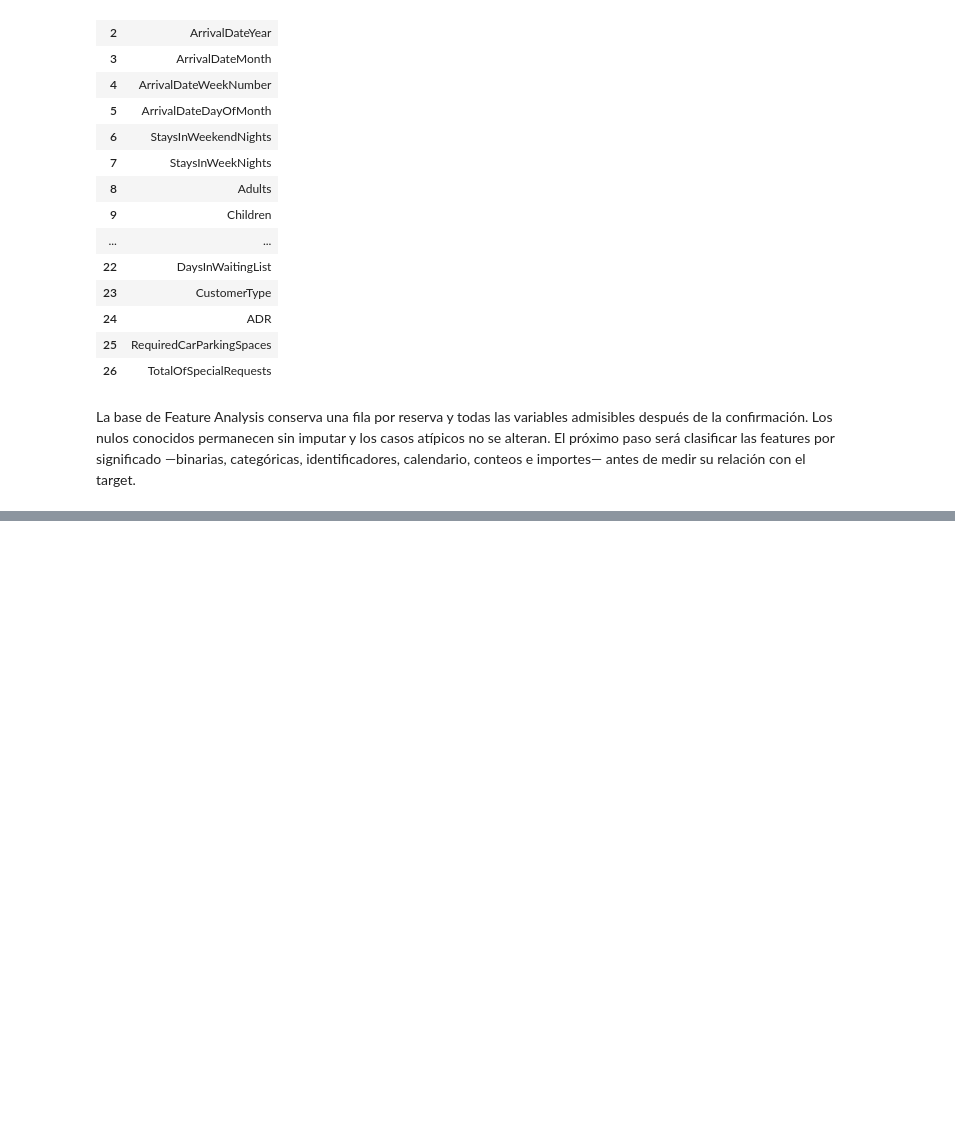
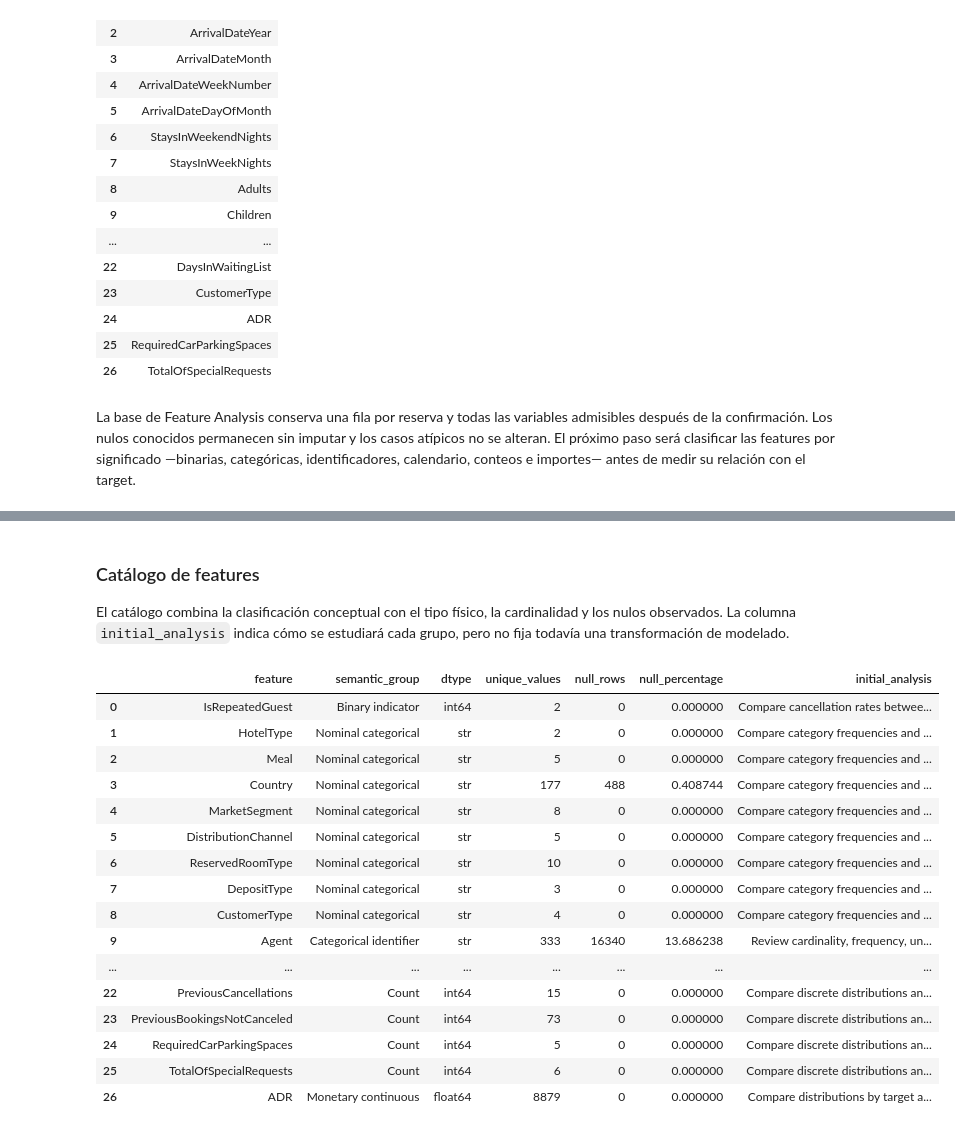
Before and after one commit to Lithium582/Obligatorio2026, a Jupyter notebook: notebooks/03_feature_analysis.ipynb, the cells around one changed output, grey strips where cells are left out. Saved outputs shown, nothing was run; the diff lists cells and outputs as text; code cells hidden in the pictures; blank space fills up the shorter version.

```diff
--- a/notebooks/03_feature_analysis.ipynb
+++ b/notebooks/03_feature_analysis.ipynb
@@ -209,0 +308,50 @@ La base de Feature Analysis conserva una fila por reserva y todas las variables
+# %% [markdown]
+### Catálogo de features
+
+El catálogo combina la clasificación conceptual con el tipo físico, la cardinalidad y los nulos observados. La columna `initial_analysis` indica cómo se estudiará cada grupo, pero no fija todavía una transformación de modelado.
+# %%
+GROUP_ANALYSIS_STRATEGY = {
+    "Binary indicator": "Compare cancellation rates between both states.",
+    "Nominal categorical": "Compare category frequencies and cancellation rates; quantify association.",
+    "Categorical identifier": "Review cardinality, frequency, unseen-category risk and association without ordinal interpretation.",
+    "Calendar": "Study temporal order, seasonality and possible cyclical representation.",
+    "Duration": "Compare distributions by target and evaluate skewness or robust transformations.",
+    "Count": "Compare discrete distributions and the meaning of zero versus positive values.",
+    "Monetary continuous": "Compare distributions by target and evaluate sensitivity to extreme values.",
+}
+
+feature_catalog_records = []
+for group, features in FEATURE_GROUPS.items():
+    for feature in features:
+        feature_catalog_records.append(
+            {
+                "feature": feature,
+                "semantic_group": group,
+                "dtype": str(X_candidates[feature].dtype),
+                "unique_values": X_candidates[feature].nunique(dropna=True),
+                "null_rows": X_candidates[feature].isna().sum(),
+                "null_percentage": X_candidates[feature].isna().mean() * 100,
+                "initial_analysis": GROUP_ANALYSIS_STRATEGY[group],
+            }
+        )
+
+feature_catalog = pd.DataFrame(feature_catalog_records)
+display(feature_catalog)
+# %% [output]
+|  | feature | semantic_group | dtype | unique_values | null_rows | null_percentage | initial_analysis |
+| 0 | IsRepeatedGuest | Binary indicator | int64 | 2 | 0 | 0.000000 | Compare cancellation rates betwee... |
+| 1 | HotelType | Nominal categorical | str | 2 | 0 | 0.000000 | Compare category frequencies and ... |
+| 2 | Meal | Nominal categorical | str | 5 | 0 | 0.000000 | Compare category frequencies and ... |
+| 3 | Country | Nominal categorical | str | 177 | 488 | 0.408744 | Compare category frequencies and ... |
+| 4 | MarketSegment | Nominal categorical | str | 8 | 0 | 0.000000 | Compare category frequencies and ... |
+| 5 | DistributionChannel | Nominal categorical | str | 5 | 0 | 0.000000 | Compare category frequencies and ... |
+| 6 | ReservedRoomType | Nominal categorical | str | 10 | 0 | 0.000000 | Compare category frequencies and ... |
+| 7 | DepositType | Nominal categorical | str | 3 | 0 | 0.000000 | Compare category frequencies and ... |
+| 8 | CustomerType | Nominal categorical | str | 4 | 0 | 0.000000 | Compare category frequencies and ... |
+| 9 | Agent | Categorical identifier | str | 333 | 16340 | 13.686238 | Review cardinality, frequency, un... |
+| ... | ... | ... | ... | ... | ... | ... | ... |
+| 22 | PreviousCancellations | Count | int64 | 15 | 0 | 0.000000 | Compare discrete distributions an... |
+| 23 | PreviousBookingsNotCanceled | Count | int64 | 73 | 0 | 0.000000 | Compare discrete distributions an... |
+| 24 | RequiredCarParkingSpaces | Count | int64 | 5 | 0 | 0.000000 | Compare discrete distributions an... |
+| 25 | TotalOfSpecialRequests | Count | int64 | 6 | 0 | 0.000000 | Compare discrete distributions an... |
+| 26 | ADR | Monetary continuous | float64 | 8879 | 0 | 0.000000 | Compare distributions by target a... |
```
Also changed, not shown: parts of 16 cells of this notebook, 1 other file.
